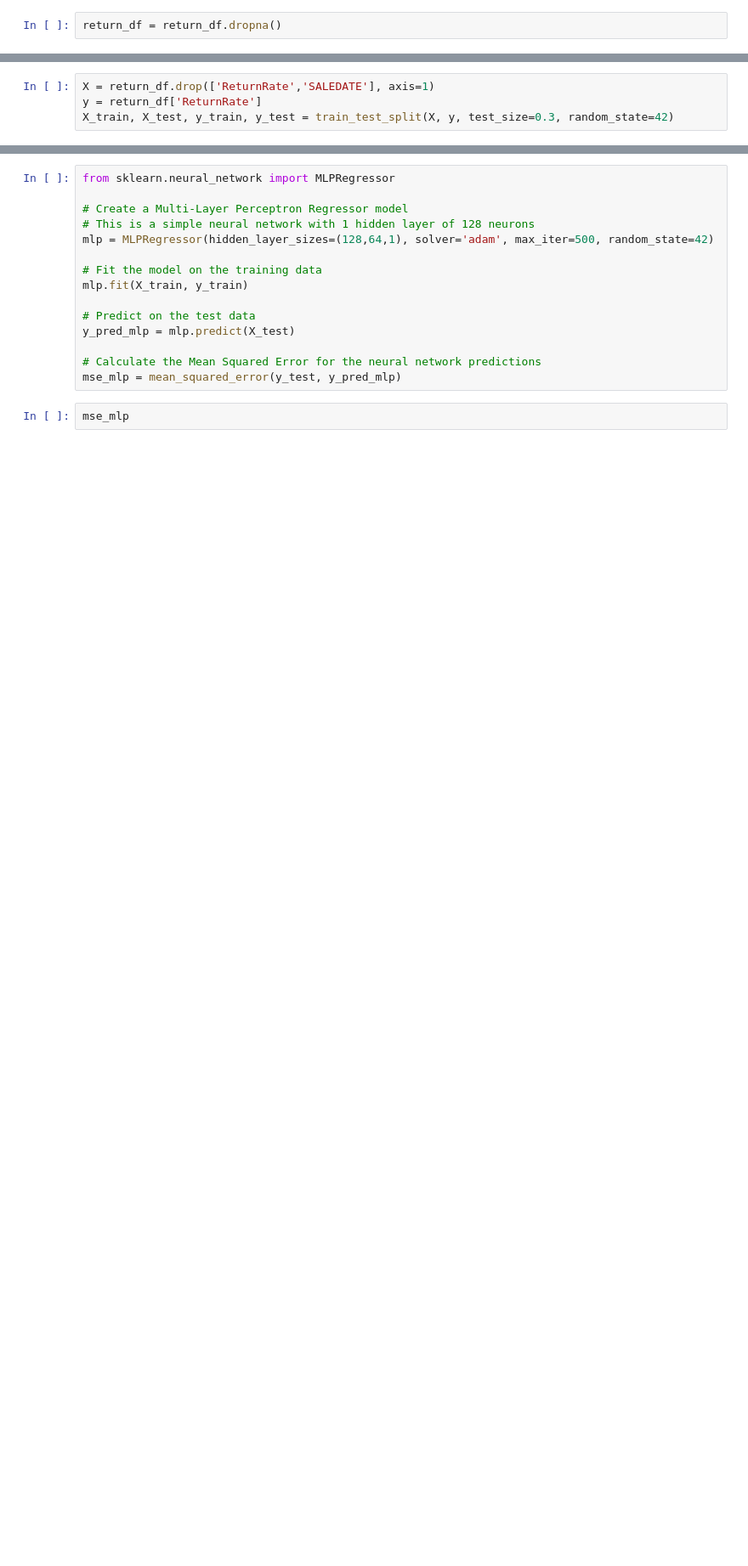
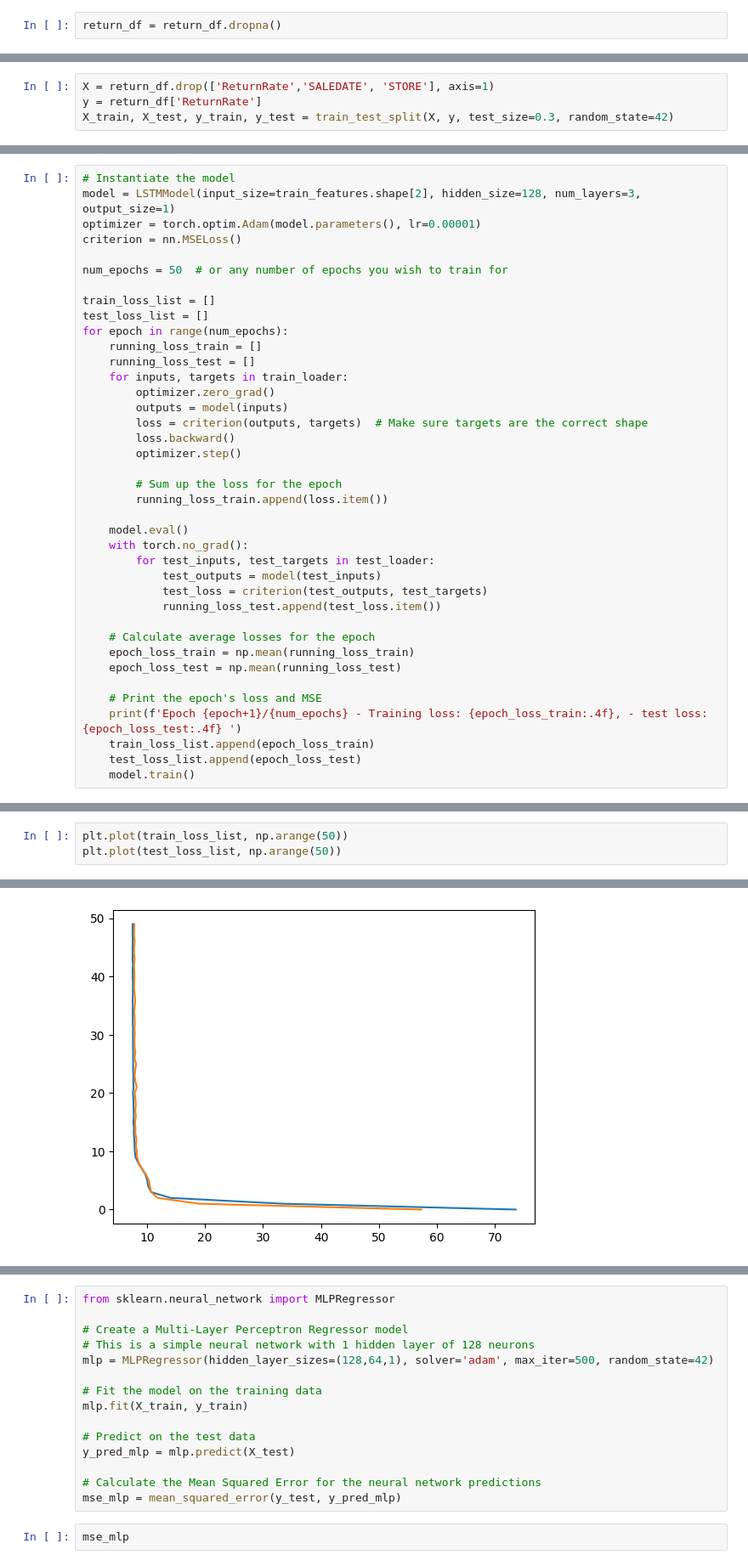
Before and after one commit to MSIA/MLDS400_group014, a Jupyter notebook: modeling/modelings.ipynb, the cells around one changed output, grey strips where cells are left out. Shown at 85% size. Cells and saved outputs as stored; diff of their text form; blank space fills up the shorter version.

```diff
--- a/modeling/modelings.ipynb
+++ b/modeling/modelings.ipynb
@@ -17,4 +23,4 @@ return_df = return_df.dropna()
 # %%
-X = return_df.drop(['ReturnRate','SALEDATE'], axis=1)
+X = return_df.drop(['ReturnRate','SALEDATE', 'STORE'], axis=1)
 y = return_df['ReturnRate']
 X_train, X_test, y_train, y_test = train_test_split(X, y, test_size=0.3, random_state=42)
@@ -64,0 +172,39 @@ plt.show()
+# %%
+# Instantiate the model
+model = LSTMModel(input_size=train_features.shape[2], hidden_size=128, num_layers=3, output_size=1)
+optimizer = torch.optim.Adam(model.parameters(), lr=0.00001)
+criterion = nn.MSELoss()
+
+num_epochs = 50  # or any number of epochs you wish to train for
+
+train_loss_list = []
+test_loss_list = []
+for epoch in range(num_epochs):
+    running_loss_train = []
+    running_loss_test = []
+    for inputs, targets in train_loader:
+        optimizer.zero_grad()
+        outputs = model(inputs)
+        loss = criterion(outputs, targets)  # Make sure targets are the correct shape
+        loss.backward()
+        optimizer.step()
+
+        # Sum up the loss for the epoch
+        running_loss_train.append(loss.item())
+
+    model.eval()
+    with torch.no_grad():
+        for test_inputs, test_targets in test_loader:
+            test_outputs = model(test_inputs)
+            test_loss = criterion(test_outputs, test_targets)
+            running_loss_test.append(test_loss.item())
+
+    # Calculate average losses for the epoch
+    epoch_loss_train = np.mean(running_loss_train)
+    epoch_loss_test = np.mean(running_loss_test)
+
+    # Print the epoch's loss and MSE
+    print(f'Epoch {epoch+1}/{num_epochs} - Training loss: {epoch_loss_train:.4f}, - test loss: {epoch_loss_test:.4f} ')
+    train_loss_list.append(epoch_loss_train)
+    test_loss_list.append(epoch_loss_test)
+    model.train()
@@ -64,0 +240,4 @@ plt.show()
+# %%
+plt.plot(train_loss_list, np.arange(50))
+plt.plot(test_loss_list, np.arange(50))
+# %% [output]
@@ -64,0 +245 @@ plt.show()
+[figure, added]
```
Also changed, not shown: parts of 27 cells of this notebook, 2 other files.
